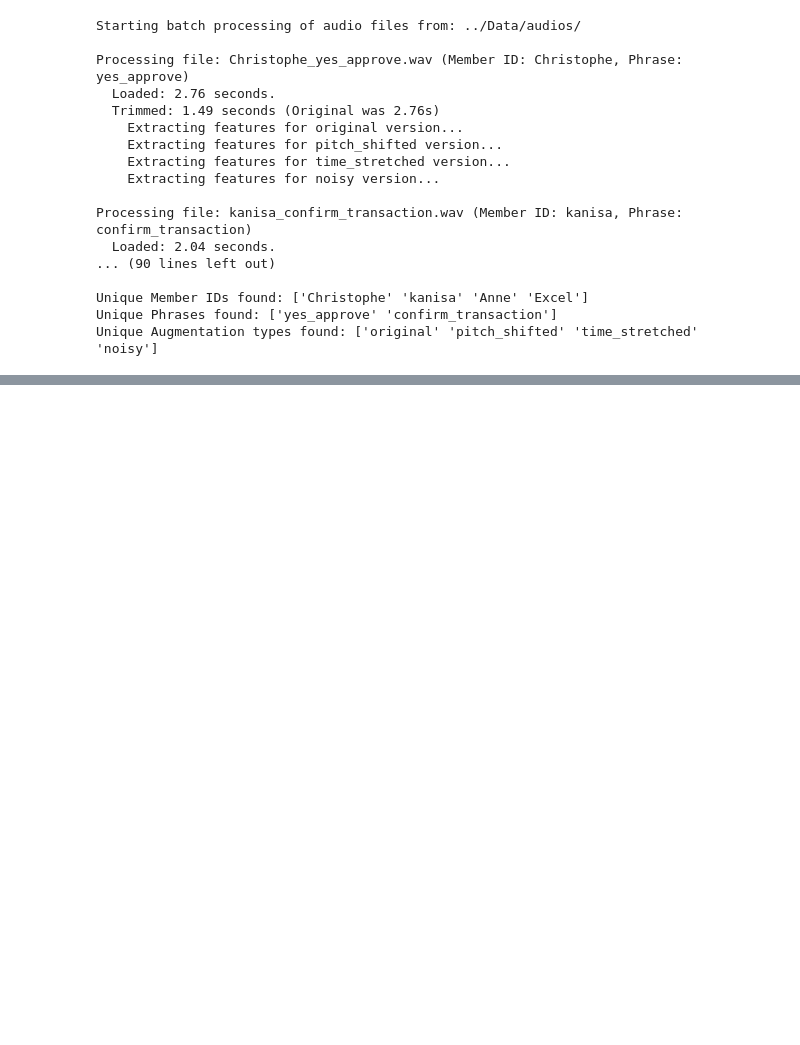
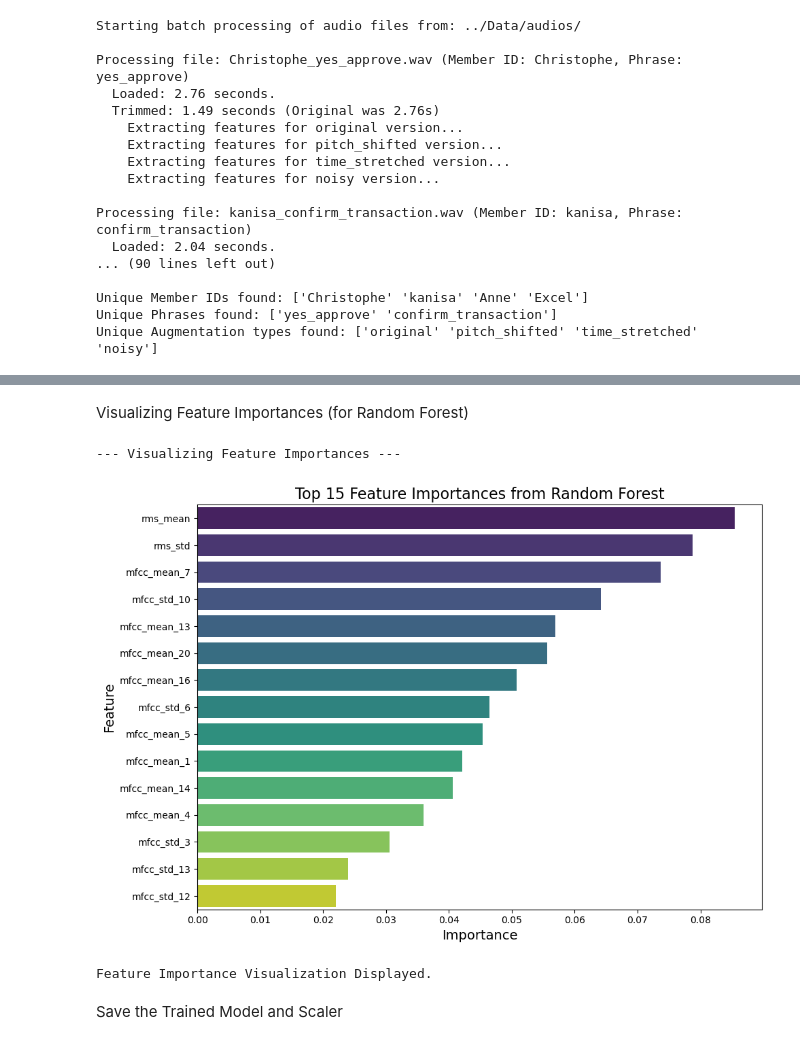
Before and after one commit to excelasaph/Data-Preprocessing-Group-11, a Jupyter notebook: Notebooks/Audio_Processing_Features.ipynb, the cells around one changed output, grey strips where cells are left out. Cells and saved outputs as stored; diff of their text form; code cells hidden in the pictures; blank space fills up the shorter version.

```diff
--- a/Notebooks/Audio_Processing_Features.ipynb
+++ b/Notebooks/Audio_Processing_Features.ipynb
@@ -396,0 +532,9 @@ Unique Augmentation types found: ['original' 'pitch_shifted' 'time_stretched' 'n
+# %%
+print("\n4. Scaling features using StandardScaler (fitting only on training data)...")
+
+scaler = StandardScaler()
+X_train_scaled = scaler.fit_transform(X_train)
+X_test_scaled = scaler.transform(X_test) # Transform test data using the fitted scaler
+
+print("Features scaled successfully.")
+print("Example of scaled X_train (first 3 rows, first 5 features):\n", X_train_scaled[:3, :5])
@@ -396,0 +550,10 @@ Unique Augmentation types found: ['original' 'pitch_shifted' 'time_stretched' 'n
+# %%
+print("\n5. Training the RandomForestClassifier model...")
+
+
+model = RandomForestClassifier(n_estimators=100, random_state=42)
+
+# Train the model using the scaled training data
+model.fit(X_train_scaled, y_train)
+
+print("RandomForestClassifier model training complete.")
@@ -396,0 +631,43 @@ Unique Augmentation types found: ['original' 'pitch_shifted' 'time_stretched' 'n
+# %% [markdown]
+Visualizing Feature Importances (for Random Forest)
+# %%
+print("\n--- Visualizing Feature Importances ---")
+
+# Get feature importances from the trained Random Forest model
+importances = model.feature_importances_
+
+# Get the names of the features from the training data
+feature_names = X_train.columns
+
+# Create a DataFrame for better visualization
+feature_importance_df = pd.DataFrame({'feature': feature_names, 'importance': importances})
+
+# Sort by importance in descending order and select top N features if desired
+feature_importance_df = feature_importance_df.sort_values(by='importance', ascending=False)
+
+# You can choose to plot top N features if you have many
+top_n = 15 # Adjust this number as needed to show relevant features
+
+plt.figure(figsize=(10, 7))
+sns.barplot(
+    x='importance',
+    y='feature',
+    data=feature_importance_df.head(top_n),
+    # Corrected line to address the FutureWarning:
+    hue='feature',        # Assign 'feature' (your y-variable) to hue
+    palette='viridis',    # Keep your desired palette
+    legend=False          # Crucially, tell Seaborn not to draw a legend for each bar
+)
+plt.title(f'Top {top_n} Feature Importances from Random Forest', fontsize=16)
+plt.xlabel('Importance', fontsize=14)
+plt.ylabel('Feature', fontsize=14)
+plt.tight_layout()
+plt.show()
+
+print("Feature Importance Visualization Displayed.")
+# %% [output]
+--- Visualizing Feature Importances ---
+[figure, added]
+Feature Importance Visualization Displayed.
+# %% [markdown]
+Save the Trained Model and Scaler
```
Also changed, not shown: parts of 18 cells of this notebook, 3 other files.
